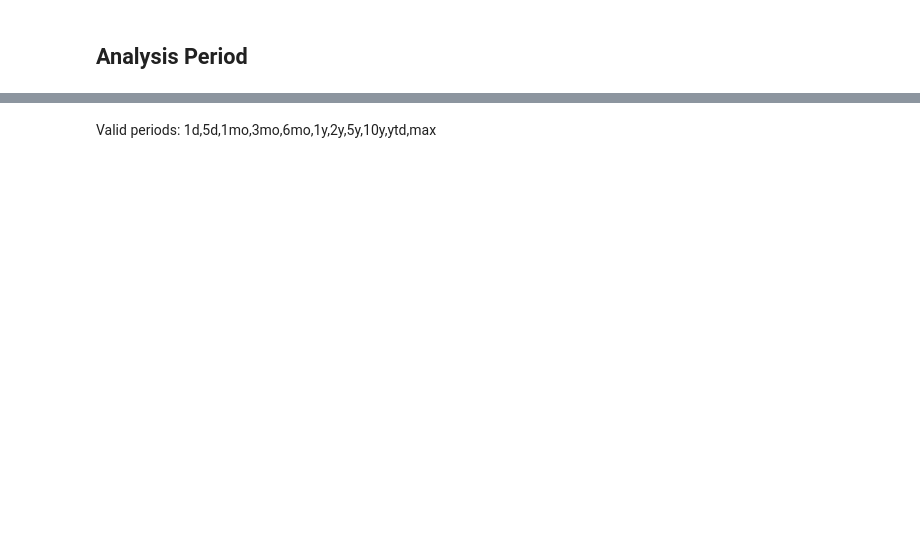
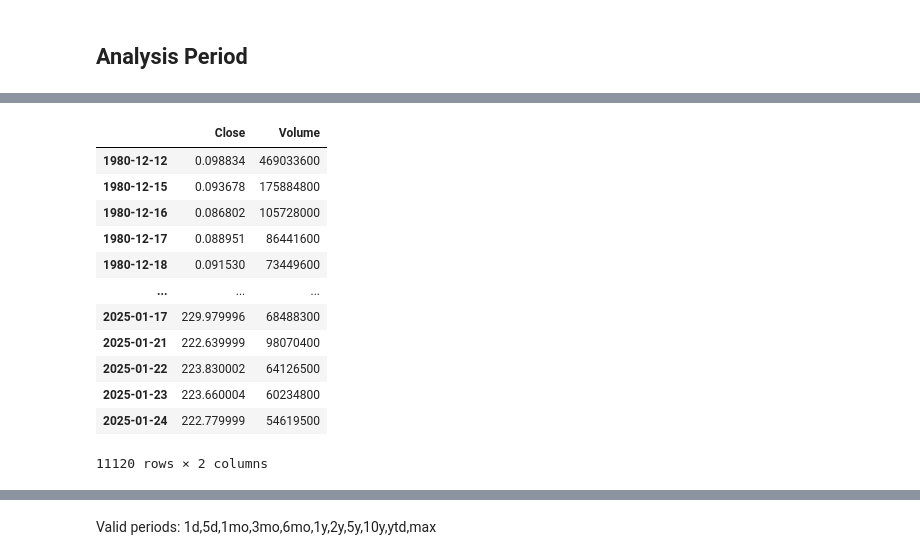
Before and after one commit to barnwalp/algorithmic_trading, a Jupyter notebook: udemy_hagmann/NB_01_Equity_Intro_Part1.ipynb, the cells around one changed output, grey strips where cells are left out. Saved outputs shown, nothing was run; the diff lists cells and outputs as text; code cells hidden in the pictures; blank space fills up the shorter version.

```diff
--- a/udemy_hagmann/NB_01_Equity_Intro_Part1.ipynb
+++ b/udemy_hagmann/NB_01_Equity_Intro_Part1.ipynb
@@ -55,4 +131,5 @@ To avoid this, set multi_level_index=False
 # %%
 yf.download(tickers = symbol) # creates a Multi Level Index (from yfinance 0.2.48)
 # %%
-yf.download(tickers = symbol, multi_level_index=False) # avoids Multi Level Index (from yfinance 0.2.48)
+df = yf.download(tickers = symbol, interval="1d", multi_level_index=False) # avoids Multi Level Index (from yfinance 0.2.48)
+df.index = pd.to_datetime(df.index.date)
@@ -75,3 +221,19 @@ df.loc["2017":]
+# %%
+df.loc[:, ["Close", "Volume"]]
+# %% [output]
+|  | Close | Volume |
+| 1980-12-12 | 0.098834 | 469033600 |
+| 1980-12-15 | 0.093678 | 175884800 |
+| 1980-12-16 | 0.086802 | 105728000 |
+| 1980-12-17 | 0.088951 | 86441600 |
+| 1980-12-18 | 0.091530 | 73449600 |
+| ... | ... | ... |
+| 2025-01-17 | 229.979996 | 68488300 |
+| 2025-01-21 | 222.639999 | 98070400 |
+| 2025-01-22 | 223.830002 | 64126500 |
+| 2025-01-23 | 223.660004 | 60234800 |
+| 2025-01-24 | 222.779999 | 54619500 |
+11120 rows × 2 columns
 # %%
 df = yf.download(tickers = symbol, start = "2020-07-01", end = "2020-12-31")
 df
```
Also changed, not shown: parts of 24 cells of this notebook.
